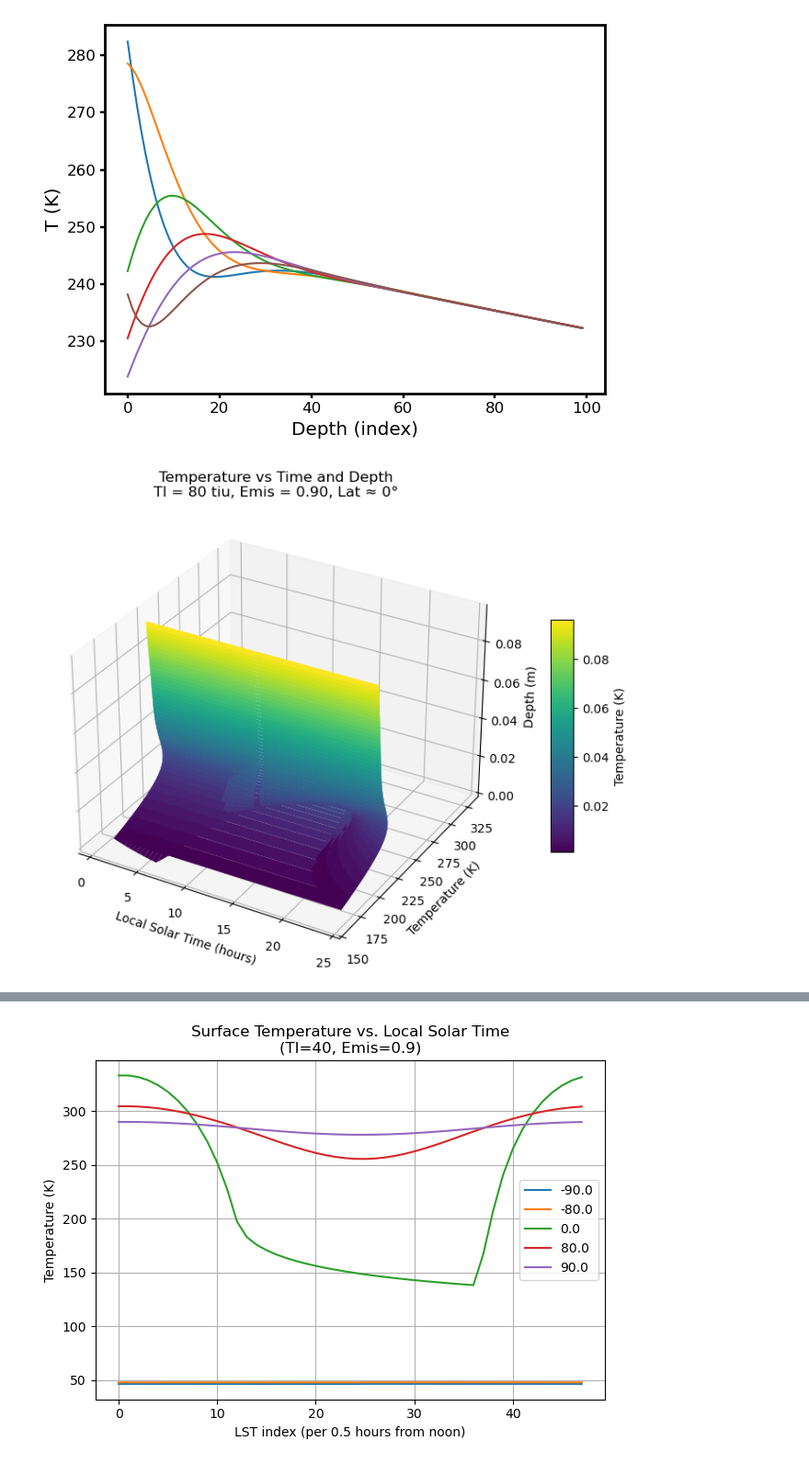
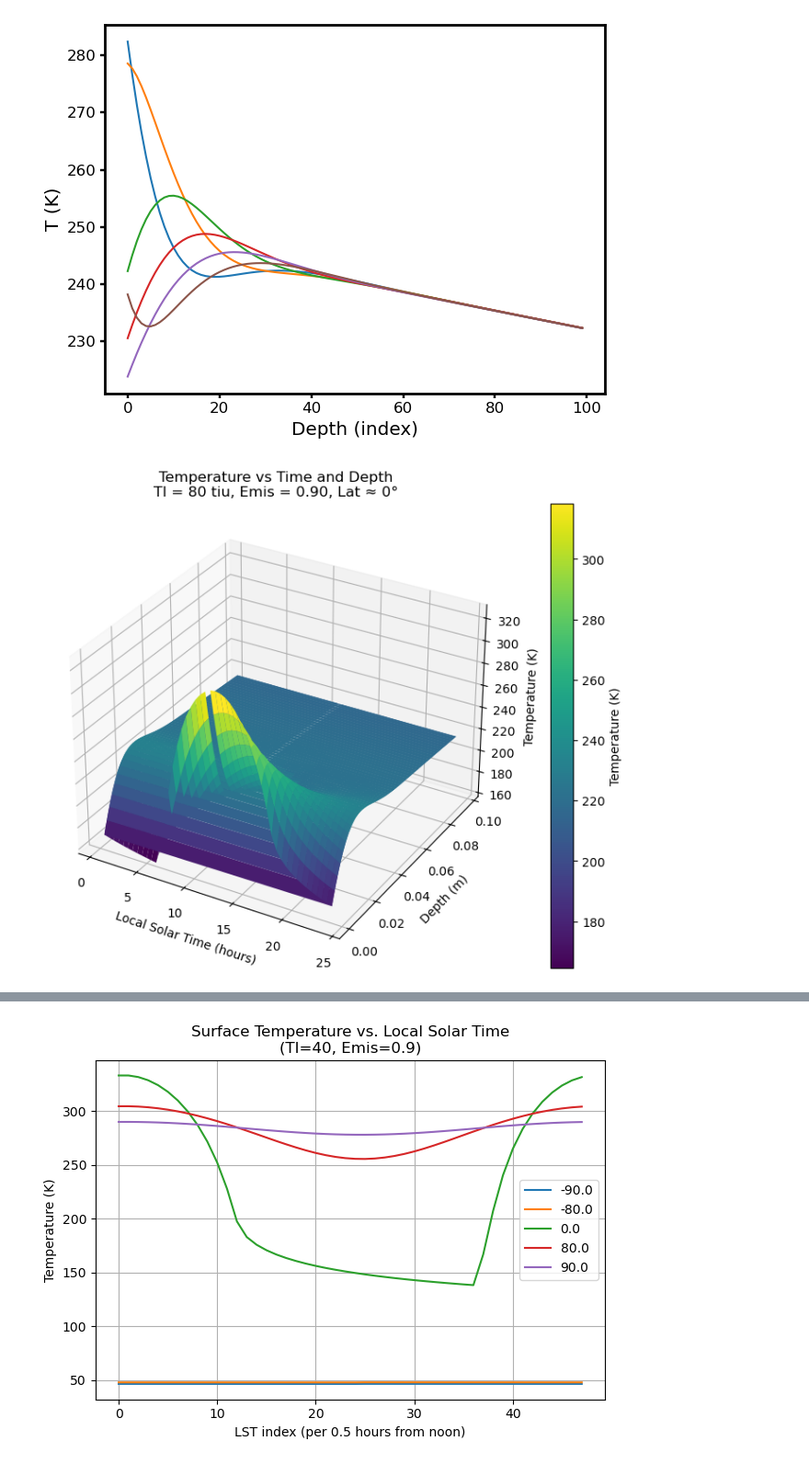
Before and after one commit to zzzxdzzz/Thermal_fit, a Jupyter notebook: Ganymed/Integrated_photometry-Ganymed.ipynb, the cells around one changed output, grey strips where cells are left out. Shown at 92% size. Drawn from its saved outputs; the diff is of its cells as text; code cells hidden in the pictures.

```diff
--- a/Ganymed/Integrated_photometry-Ganymed.ipynb
+++ b/Ganymed/Integrated_photometry-Ganymed.ipynb
@@ -225,38 +225,39 @@ lat = hdul['lat'].data        # Latitudes (19 points, in degrees)
 
 # === Select a latitude index to visualize (e.g., index 9 ≈ equator) ===
 ilat = 9
 z = temp[ilat, :, :].T  # Slice and transpose to shape (time, depth)
 
 # === Create a meshgrid for plotting: time vs. depth ===
 # The meshgrid must match the shape of z: (48 time steps × 100 depth points)
 LST, DEPTH = np.meshgrid(lst, depth, indexing='ij')
 
 # === 3D Surface Plot ===
 fig = plt.figure(figsize=(10, 6))
 ax = fig.add_subplot(111, projection='3d')
 
 # Plot the surface with temperature as the Z-axis
-surf = ax.plot_surface(LST, z, DEPTH, cmap='viridis')
+surf = ax.plot_surface(LST,  DEPTH,z, cmap='viridis')
 
 # Label axes and title
 # LST, DEPTH, z
 
 ax.set_xlabel('Local Solar Time (hours)')
-ax.set_ylabel('Temperature (K)')
-ax.set_zlabel('Depth (m)')
+ax.set_ylabel('Depth (m)')
+ax.set_zlabel('Temperature (K)')
 ax.set_title('Temperature vs Time and Depth\nTI = 80 tiu, Emis = 0.90, Lat ≈ {:.0f}°'.format(lat[ilat]))
 
 # Add colorbar for temperature values
-fig.colorbar(surf, shrink=0.5, aspect=10, label='Temperature (K)')
+#fig.colorbar(surf, shrink=0.5, aspect=10, label='Temperature (K)')
+fig.colorbar(surf, label='Temperature (K)')
 
 # Adjust layout and display the plot
 plt.tight_layout()
 plt.show()
 
 #switch depth to z
 #also plot a 2d of time x vs depth y
 # %% [output]
-[figure, old version]
+[figure, new version]
 # %%
 # Tool for comparing two depth for each TI and emissivity combinations
 
```
Also changed, not shown: parts of 2 cells of this notebook.
